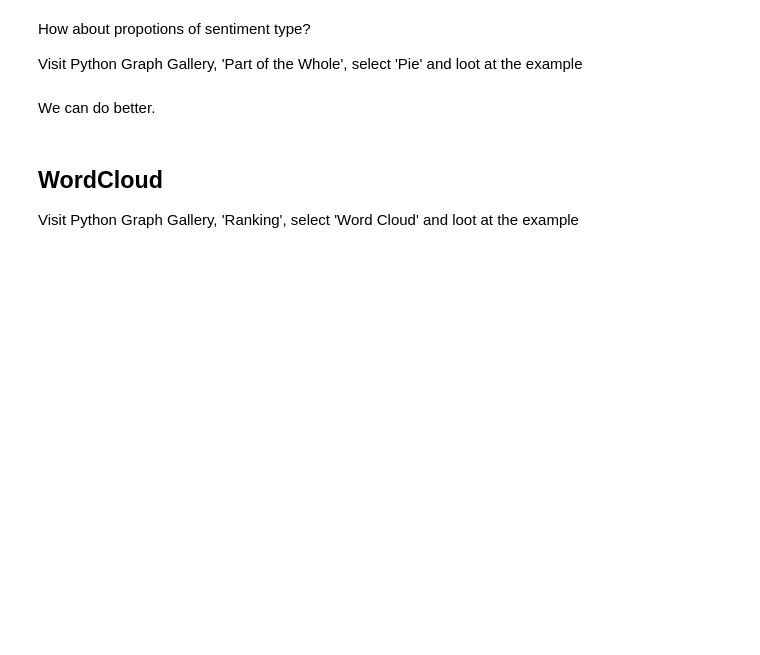
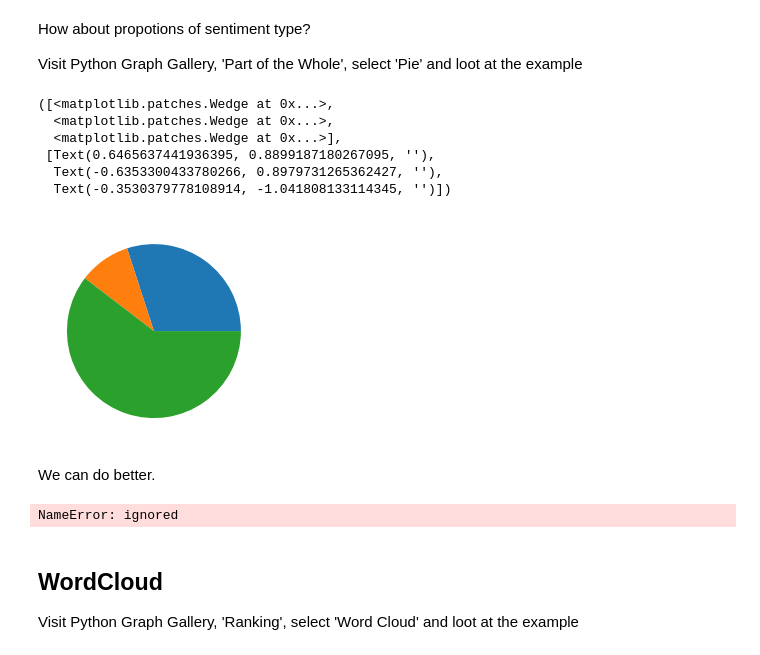
Before and after one commit to Chaka246055/busuness-programming, a Jupyter notebook: visualise_twitter.ipynb, the cells around one changed output. Saved outputs shown, nothing was run; the diff lists cells and outputs as text; code cells hidden in the pictures; blank space fills up the shorter version.

```diff
--- a/visualise_twitter.ipynb
+++ b/visualise_twitter.ipynb
@@ -78,4 +122,5 @@ def sentiment(polarity):
       return 'negative'
 # %%
 # Add sentiment column
-tweets_df['Sentiment'] =
+tweets_df['Sentiment'] = tweets_df['Polarity'].apply(sentiment)
+tweets_df.head(200)
@@ -102,20 +181,34 @@ How about propotions of sentiment type?
 Visit Python Graph Gallery, 'Part of the Whole', select 'Pie' and loot at the example
 # %%
 import matplotlib.pyplot as plt
-values =
+
+pos = tweets_df[tweets_df["Sentiment"]=="positive"]
+neu = tweets_df[tweets_df["Sentiment"]=="neutral"]
+neg = tweets_df[tweets_df["Sentiment"]=="negative"]
+values = [len(pos),len(neg),len(neu)]
 plt.pie(values)
+# %% [output]
+([<matplotlib.patches.Wedge at 0x...>,
+  <matplotlib.patches.Wedge at 0x...>,
+  <matplotlib.patches.Wedge at 0x...>],
+ [Text(0.6465637441936395, 0.8899187180267095, ''),
+  Text(-0.6353300433780266, 0.8979731265362427, ''),
+  Text(-0.3530379778108914, -1.041808133114345, '')])
+[figure, added]
 # %% [markdown]
 We can do better.
 # %%
 import matplotlib.pyplot as plt
 
-values =
-labels =
-colors =
-plt.pie(values, colors=colors, labels= values)
+values =  [len(pos),leb(neg),len(neg)]
+labels =  ['Positive', 'Negative', 'Neutral']
+colors =  ['b', 'g', 'r']
+plt.pie(values, colors=colors, labels= values, counterclock=False, shadow=True)
 plt.title('Sentiment Portions')
 plt.legend(labels,loc=3)
 plt.show()
+# %% [output]
+NameError: ignored
 # %% [markdown]
 ## WordCloud
 
```
Also changed, not shown: parts of 10 cells of this notebook.
